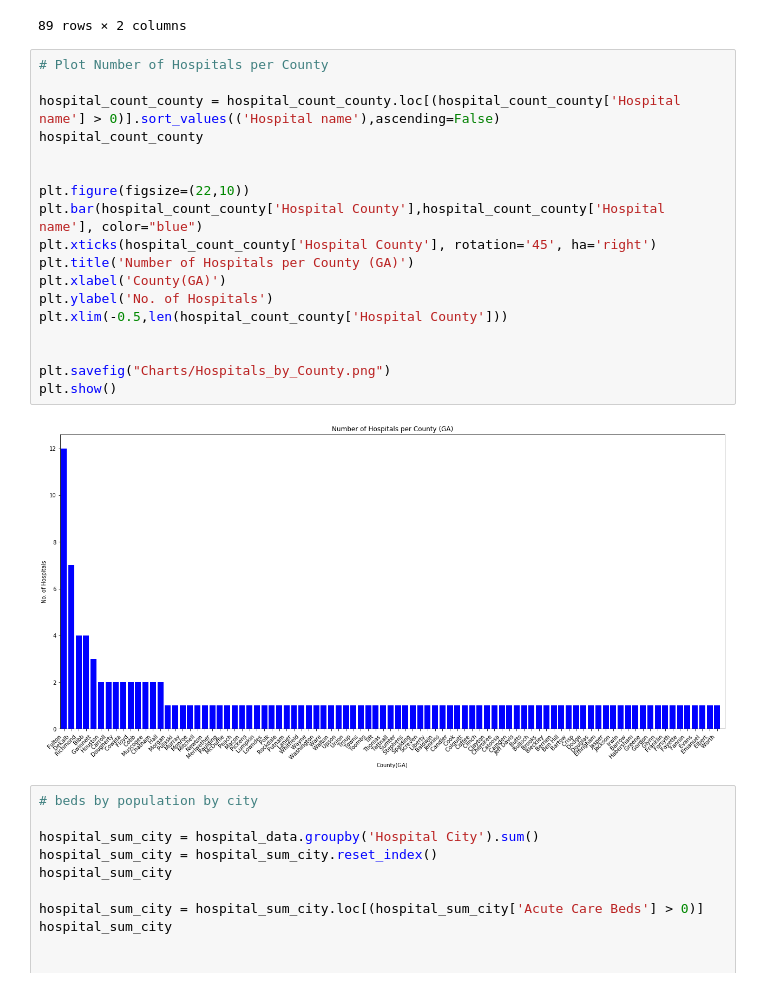
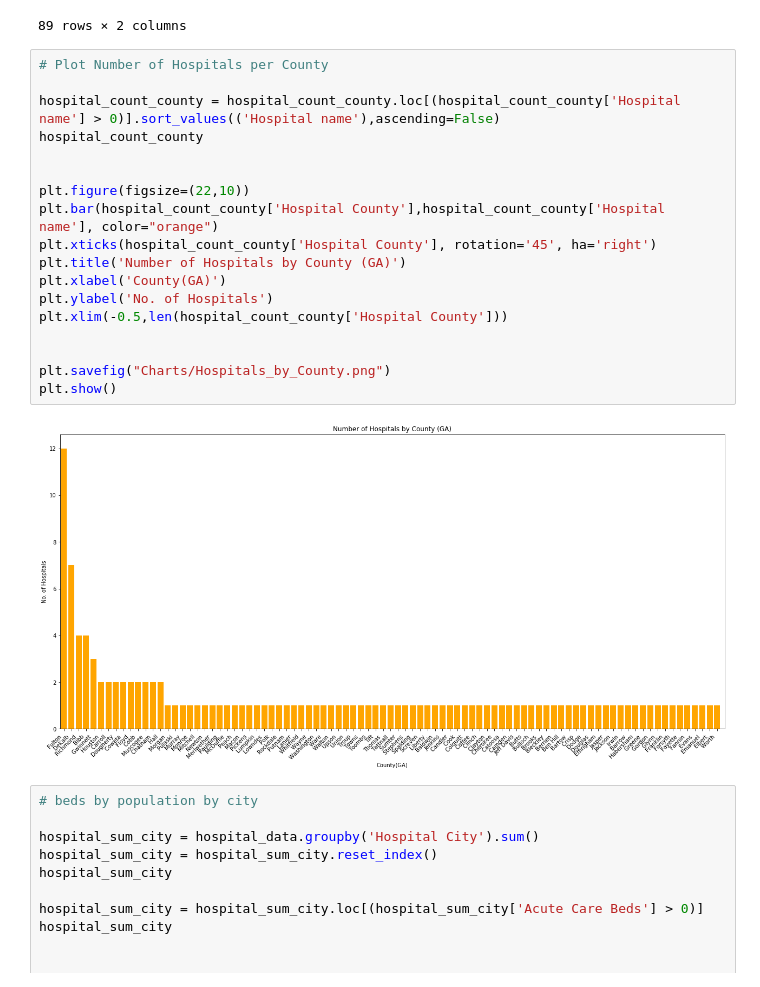
Before and after one commit to jtilenis/Data_Scavengers, a Jupyter notebook: bar_charts.ipynb, the cells around one changed output. Saved outputs shown, nothing was run; the diff lists cells and outputs as text.

```diff
--- a/bar_charts.ipynb
+++ b/bar_charts.ipynb
@@ -159,23 +159,23 @@ hospital_count_county
 # %%
 # Plot Number of Hospitals per County
 
 hospital_count_county = hospital_count_county.loc[(hospital_count_county['Hospital name'] > 0)].sort_values(('Hospital name'),ascending=False)
 hospital_count_county
 
 
 plt.figure(figsize=(22,10))
-plt.bar(hospital_count_county['Hospital County'],hospital_count_county['Hospital name'], color="blue")
+plt.bar(hospital_count_county['Hospital County'],hospital_count_county['Hospital name'], color="orange")
 plt.xticks(hospital_count_county['Hospital County'], rotation='45', ha='right')
-plt.title('Number of Hospitals per County (GA)')
+plt.title('Number of Hospitals by County (GA)')
 plt.xlabel('County(GA)')
 plt.ylabel('No. of Hospitals')
 plt.xlim(-0.5,len(hospital_count_county['Hospital County']))
 
 
 plt.savefig("Charts/Hospitals_by_County.png")
 plt.show()
 # %% [output]
-[figure, old version]
+[figure, new version]
 # %%
 # beds by population by city
 
```
Also changed, not shown: parts of 5 cells of this notebook, 6 other files.
